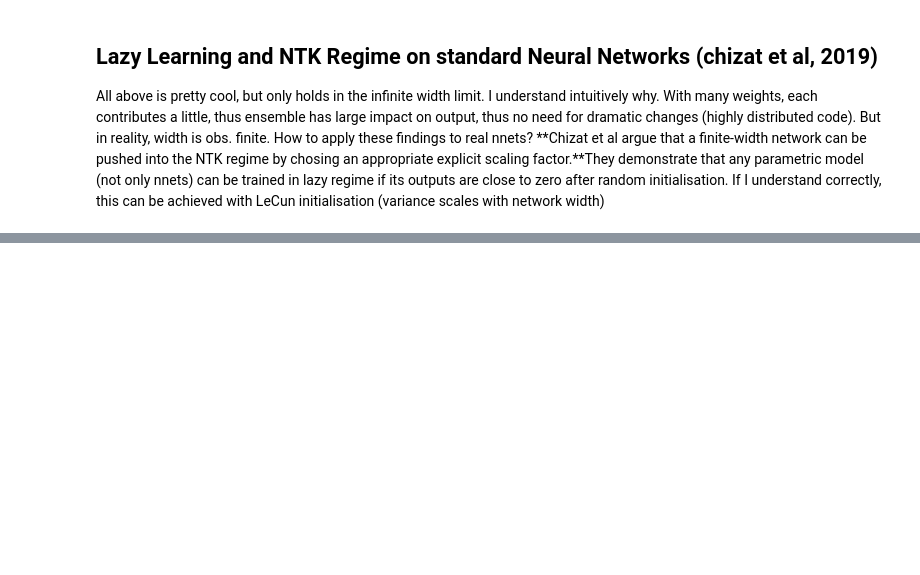
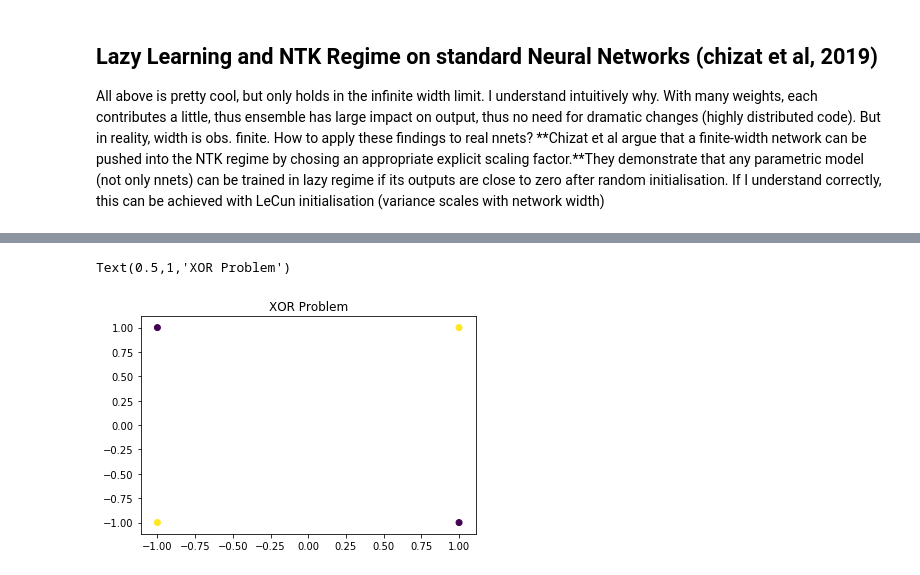
Before and after one commit to TimoFlesch/NeuralTangentKernel, a Jupyter notebook: notes.ipynb, the cells around one changed output, grey strips where cells are left out. Saved outputs shown, nothing was run; the diff lists cells and outputs as text; code cells hidden in the pictures; blank space fills up the shorter version.

```diff
--- a/notes.ipynb
+++ b/notes.ipynb
@@ -183,0 +214,10 @@ TODO- Work in progress
+# %%
+# generate data
+x = np.asarray([[1,1,-1,-1],[1,-1,1,-1]])
+y = np.array([1,-1,-1,1])
+plt.figure()
+plt.scatter(x[0,:],x[1,:],c=y)
+plt.title('XOR Problem')
+# %% [output]
+Text(0.5,1,'XOR Problem')
+[figure, added]
```
Also changed, not shown: parts of 4 cells of this notebook.
